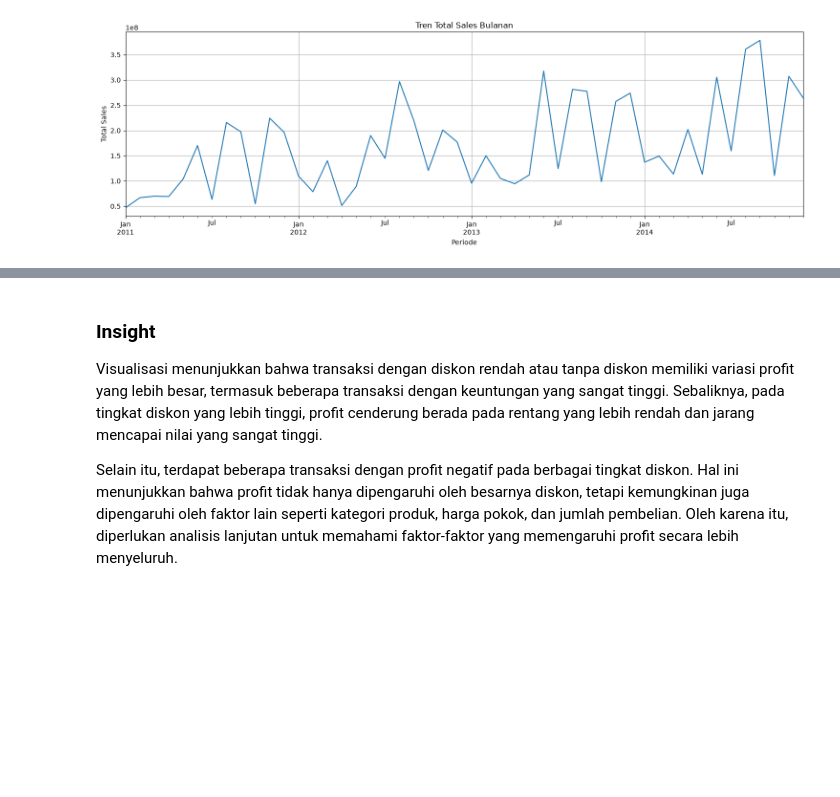
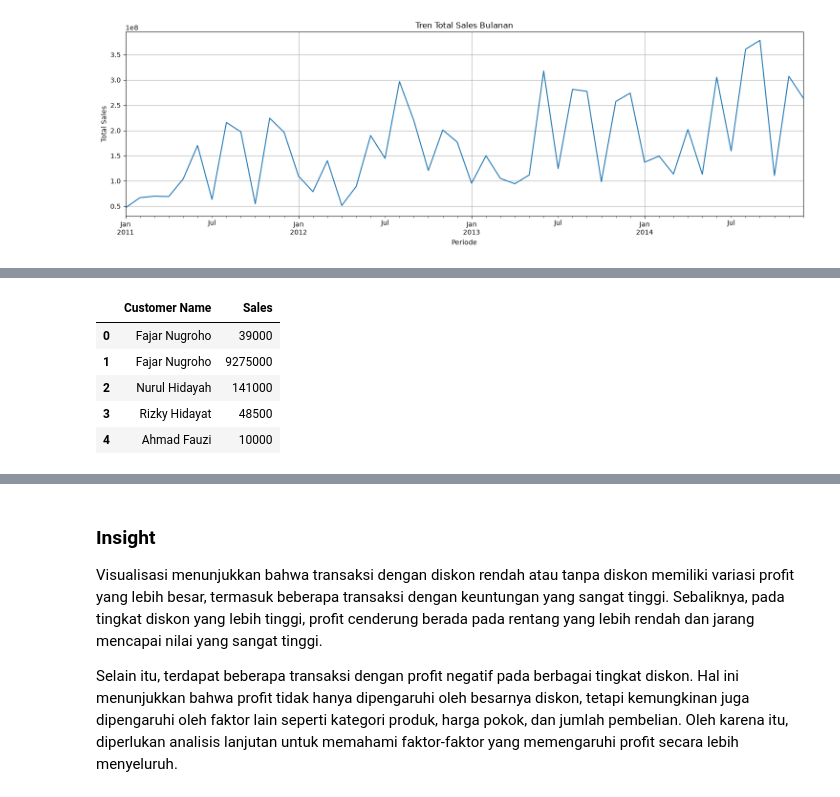
Before and after one commit to deazya/retail-sales-analytics-dashboard, a Jupyter notebook: notebooks/Data_Process.ipynb, the cells around one changed output, grey strips where cells are left out. Cells and saved outputs as stored; diff of their text form; code cells hidden in the pictures; blank space fills up the shorter version.

```diff
--- a/notebooks/Data_Process.ipynb
+++ b/notebooks/Data_Process.ipynb
@@ -684,0 +704,9 @@ plt.show()
+# %%
+df[["Customer Name", "Sales"]].head()
+# %% [output]
+|  | Customer Name | Sales |
+| 0 | Fajar Nugroho | 39000 |
+| 1 | Fajar Nugroho | 9275000 |
+| 2 | Nurul Hidayah | 141000 |
+| 3 | Rizky Hidayat | 48500 |
+| 4 | Ahmad Fauzi | 10000 |
```
Also changed, not shown: parts of 14 cells of this notebook, 1 other file.
